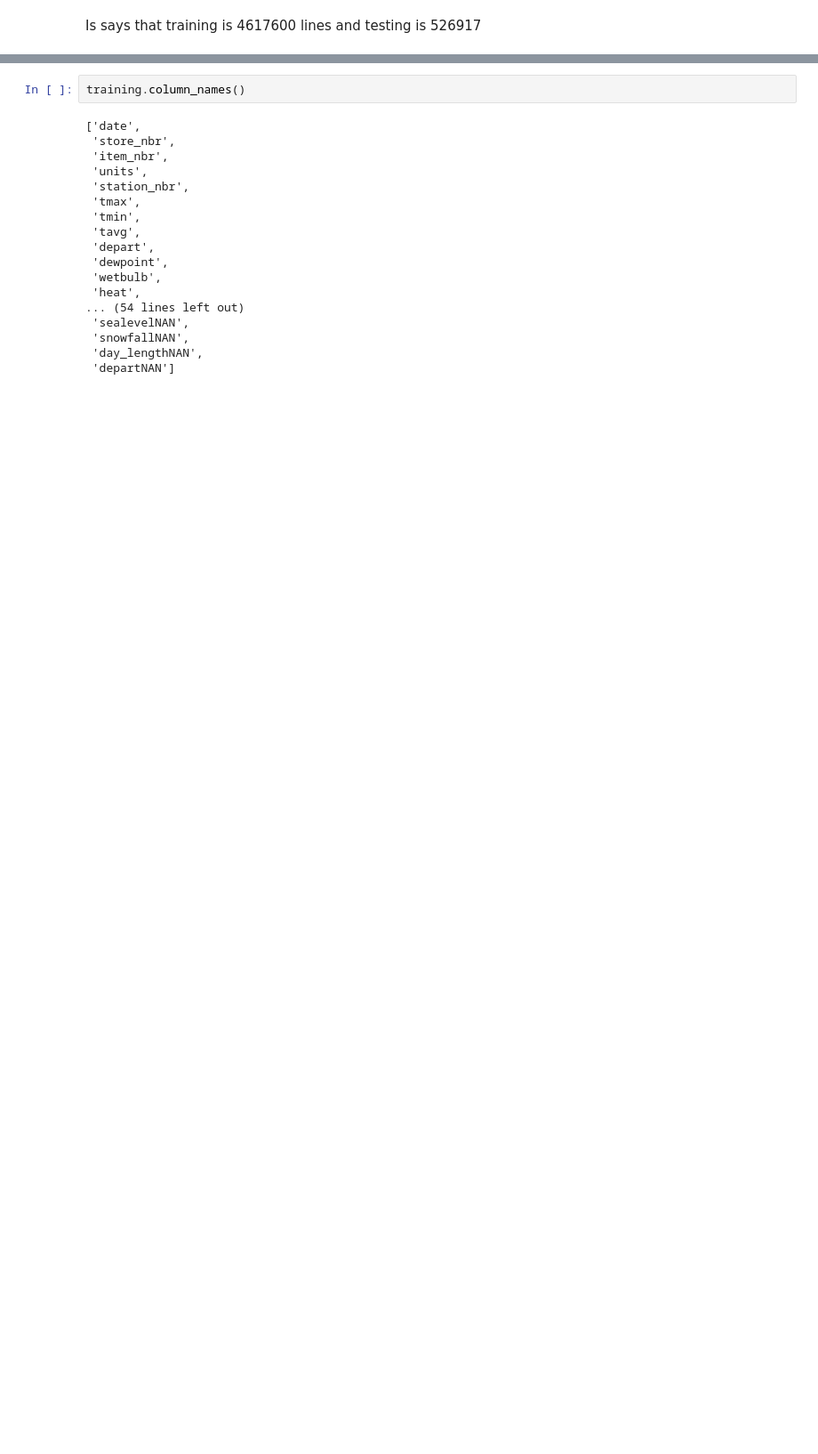
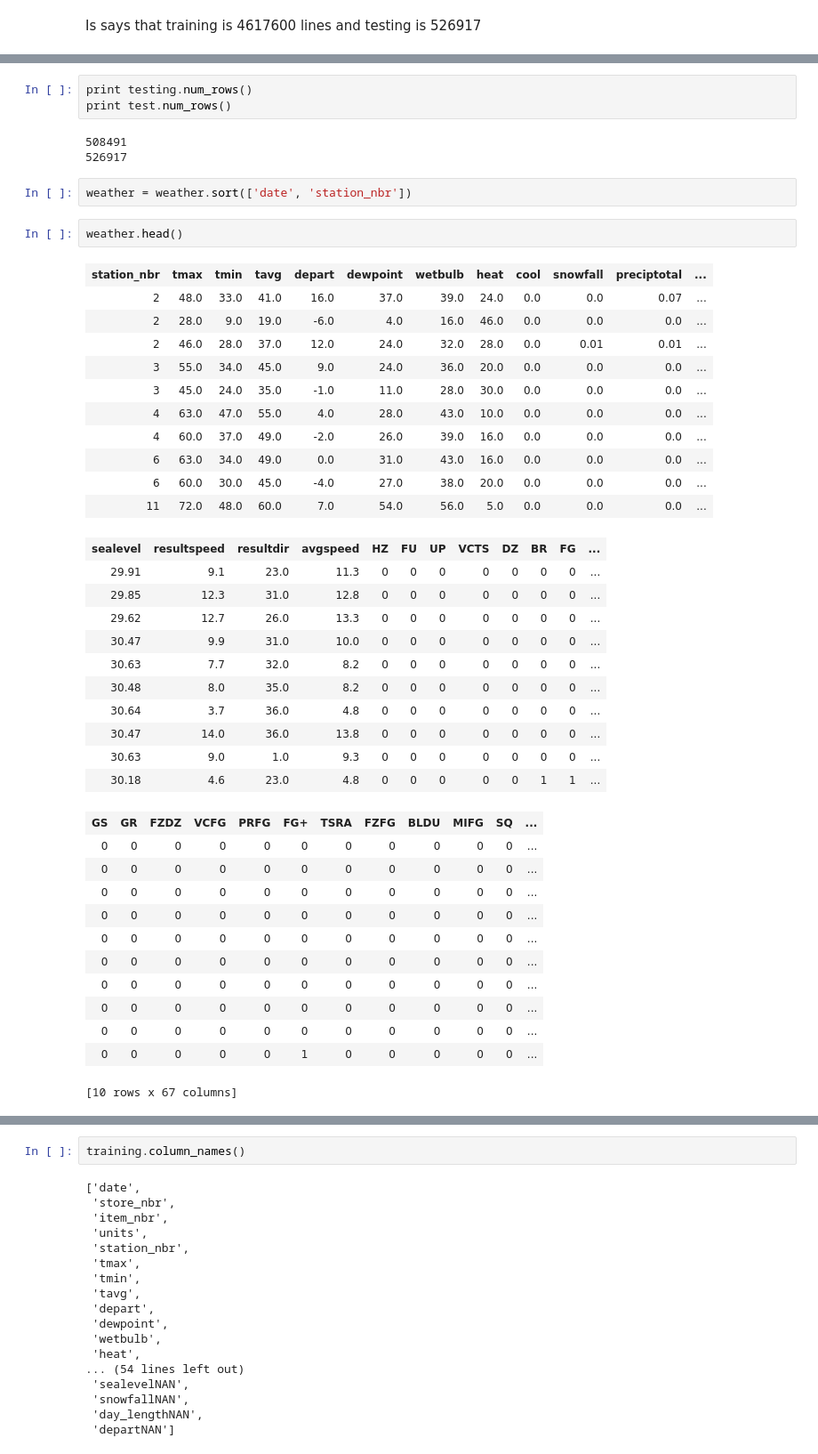
Before and after one commit to ternaus/kaggle_wallmart, a Jupyter notebook: GraphLab approach.ipynb, the cells around one changed output, grey strips where cells are left out. Shown at 89% size. Cells and saved outputs as stored; diff of their text form; blank space fills up the shorter version.

```diff
--- a/GraphLab approach.ipynb
+++ b/GraphLab approach.ipynb
@@ -76,0 +105,45 @@ training.head()
+# %%
+print testing.num_rows()
+print test.num_rows()
+# %% [output]
+508491
+526917
+# %%
+weather = weather.sort(['date', 'station_nbr'])
+# %%
+weather.head()
+# %% [output]
+| station_nbr | tmax | tmin | tavg | depart | dewpoint | wetbulb | heat | cool | snowfall | preciptotal | ... |
+| 2 | 48.0 | 33.0 | 41.0 | 16.0 | 37.0 | 39.0 | 24.0 | 0.0 | 0.0 | 0.07 | ... |
+| 2 | 28.0 | 9.0 | 19.0 | -6.0 | 4.0 | 16.0 | 46.0 | 0.0 | 0.0 | 0.0 | ... |
+| 2 | 46.0 | 28.0 | 37.0 | 12.0 | 24.0 | 32.0 | 28.0 | 0.0 | 0.01 | 0.01 | ... |
+| 3 | 55.0 | 34.0 | 45.0 | 9.0 | 24.0 | 36.0 | 20.0 | 0.0 | 0.0 | 0.0 | ... |
+| 3 | 45.0 | 24.0 | 35.0 | -1.0 | 11.0 | 28.0 | 30.0 | 0.0 | 0.0 | 0.0 | ... |
+| 4 | 63.0 | 47.0 | 55.0 | 4.0 | 28.0 | 43.0 | 10.0 | 0.0 | 0.0 | 0.0 | ... |
+| 4 | 60.0 | 37.0 | 49.0 | -2.0 | 26.0 | 39.0 | 16.0 | 0.0 | 0.0 | 0.0 | ... |
+| 6 | 63.0 | 34.0 | 49.0 | 0.0 | 31.0 | 43.0 | 16.0 | 0.0 | 0.0 | 0.0 | ... |
+| 6 | 60.0 | 30.0 | 45.0 | -4.0 | 27.0 | 38.0 | 20.0 | 0.0 | 0.0 | 0.0 | ... |
+| 11 | 72.0 | 48.0 | 60.0 | 7.0 | 54.0 | 56.0 | 5.0 | 0.0 | 0.0 | 0.0 | ... |
+| sealevel | resultspeed | resultdir | avgspeed | HZ | FU | UP | VCTS | DZ | BR | FG | ... |
+| 29.91 | 9.1 | 23.0 | 11.3 | 0 | 0 | 0 | 0 | 0 | 0 | 0 | ... |
+| 29.85 | 12.3 | 31.0 | 12.8 | 0 | 0 | 0 | 0 | 0 | 0 | 0 | ... |
+| 29.62 | 12.7 | 26.0 | 13.3 | 0 | 0 | 0 | 0 | 0 | 0 | 0 | ... |
+| 30.47 | 9.9 | 31.0 | 10.0 | 0 | 0 | 0 | 0 | 0 | 0 | 0 | ... |
+| 30.63 | 7.7 | 32.0 | 8.2 | 0 | 0 | 0 | 0 | 0 | 0 | 0 | ... |
+| 30.48 | 8.0 | 35.0 | 8.2 | 0 | 0 | 0 | 0 | 0 | 0 | 0 | ... |
+| 30.64 | 3.7 | 36.0 | 4.8 | 0 | 0 | 0 | 0 | 0 | 0 | 0 | ... |
+| 30.47 | 14.0 | 36.0 | 13.8 | 0 | 0 | 0 | 0 | 0 | 0 | 0 | ... |
+| 30.63 | 9.0 | 1.0 | 9.3 | 0 | 0 | 0 | 0 | 0 | 0 | 0 | ... |
+| 30.18 | 4.6 | 23.0 | 4.8 | 0 | 0 | 0 | 0 | 0 | 1 | 1 | ... |
+| GS | GR | FZDZ | VCFG | PRFG | FG+ | TSRA | FZFG | BLDU | MIFG | SQ | ... |
+| 0 | 0 | 0 | 0 | 0 | 0 | 0 | 0 | 0 | 0 | 0 | ... |
+| 0 | 0 | 0 | 0 | 0 | 0 | 0 | 0 | 0 | 0 | 0 | ... |
+| 0 | 0 | 0 | 0 | 0 | 0 | 0 | 0 | 0 | 0 | 0 | ... |
+| 0 | 0 | 0 | 0 | 0 | 0 | 0 | 0 | 0 | 0 | 0 | ... |
+| 0 | 0 | 0 | 0 | 0 | 0 | 0 | 0 | 0 | 0 | 0 | ... |
+| 0 | 0 | 0 | 0 | 0 | 0 | 0 | 0 | 0 | 0 | 0 | ... |
+| 0 | 0 | 0 | 0 | 0 | 0 | 0 | 0 | 0 | 0 | 0 | ... |
+| 0 | 0 | 0 | 0 | 0 | 0 | 0 | 0 | 0 | 0 | 0 | ... |
+| 0 | 0 | 0 | 0 | 0 | 0 | 0 | 0 | 0 | 0 | 0 | ... |
+| 0 | 0 | 0 | 0 | 0 | 1 | 0 | 0 | 0 | 0 | 0 | ... |
+[10 rows x 67 columns]
```
Also changed, not shown: parts of 14 cells of this notebook, 4 other files.
